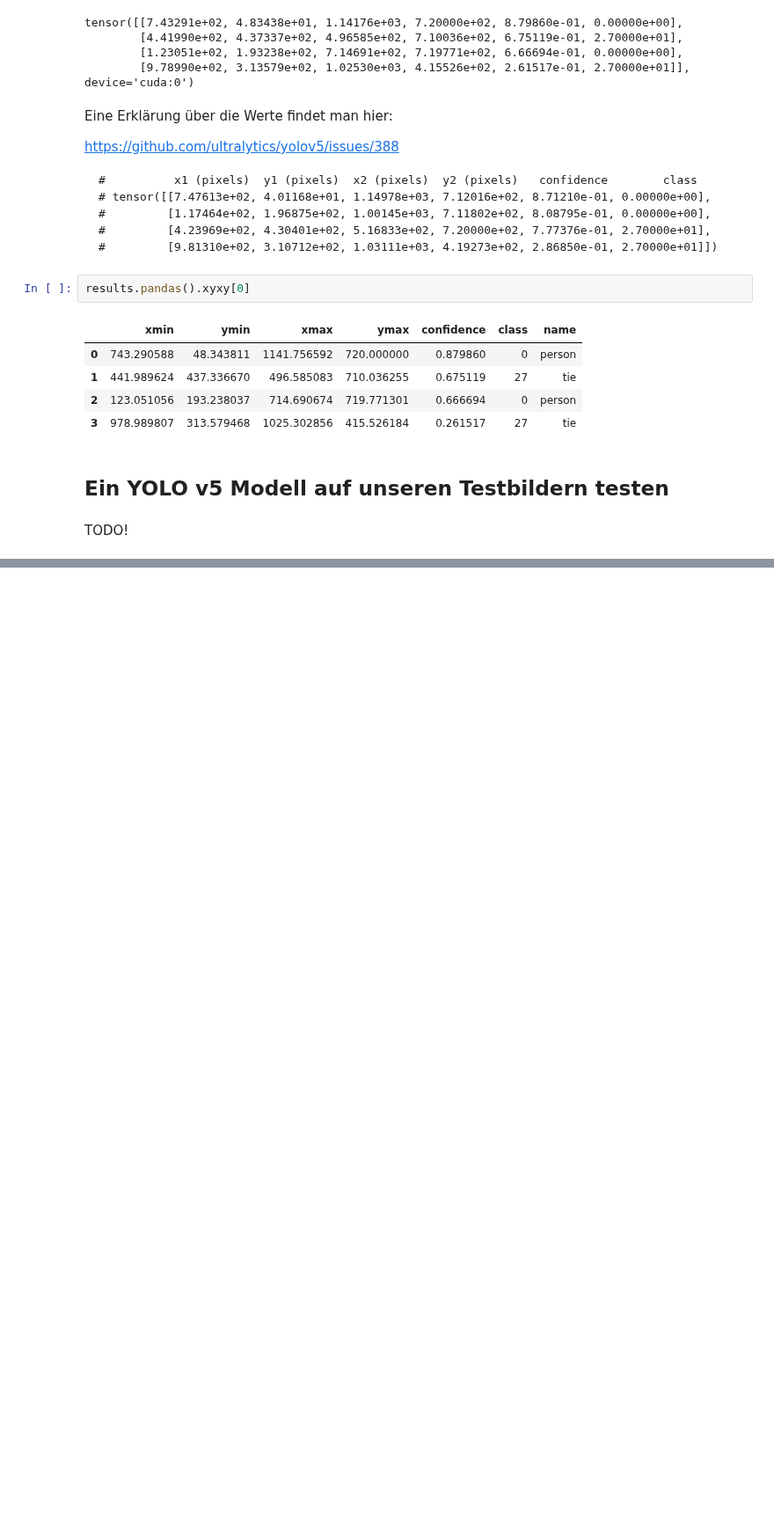
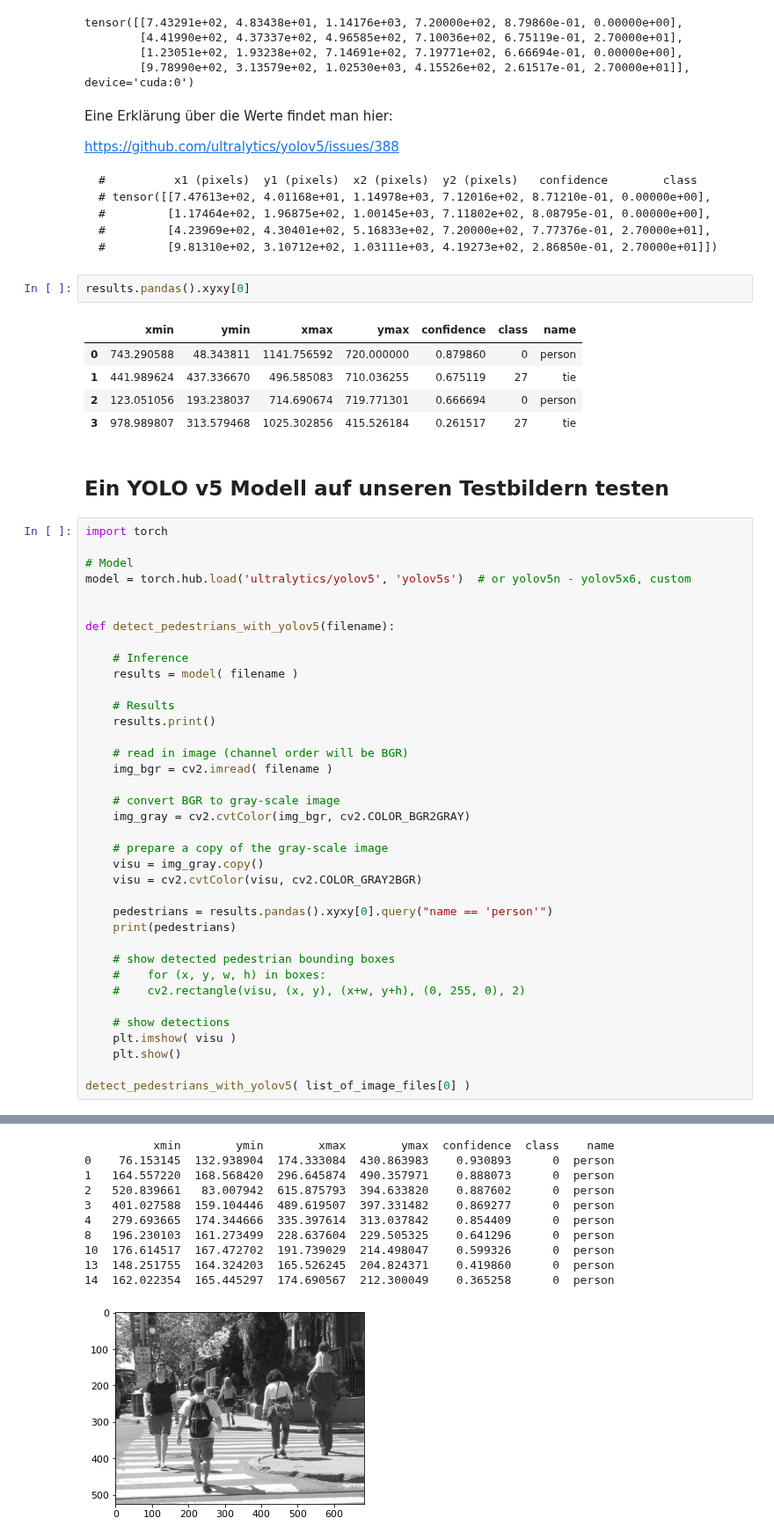
Before and after one commit to juebrauer/central, a Jupyter notebook: 034_computer_vision/01_cv_damals_und_heute.ipynb, the cells around one changed output, grey strips where cells are left out. Shown at 88% size. Cells and saved outputs as stored; diff of their text form; blank space fills up the shorter version.

```diff
--- a/034_computer_vision/01_cv_damals_und_heute.ipynb
+++ b/034_computer_vision/01_cv_damals_und_heute.ipynb
@@ -319,5 +328,41 @@ results.pandas().xyxy[0]
 | 3 | 978.989807 | 313.579468 | 1025.302856 | 415.526184 | 0.261517 | 27 | tie |
 # %% [markdown]
 ## Ein YOLO v5 Modell auf unseren Testbildern testen
-# %% [markdown]
-TODO!
+# %%
+import torch
+
+# Model
+model = torch.hub.load('ultralytics/yolov5', 'yolov5s')  # or yolov5n - yolov5x6, custom
+
+
+def detect_pedestrians_with_yolov5(filename):
+
+    # Inference
+    results = model( filename )
+
+    # Results
+    results.print()
+
+    # read in image (channel order will be BGR)
+    img_bgr = cv2.imread( filename )
+
+    # convert BGR to gray-scale image
+    img_gray = cv2.cvtColor(img_bgr, cv2.COLOR_BGR2GRAY)
+
+    # prepare a copy of the gray-scale image
+    visu = img_gray.copy()
+    visu = cv2.cvtColor(visu, cv2.COLOR_GRAY2BGR)
+
+    pedestrians = results.pandas().xyxy[0].query("name == 'person'")
+    print(pedestrians)
+
+    # show detected pedestrian bounding boxes
+    #    for (x, y, w, h) in boxes:
+    #    cv2.rectangle(visu, (x, y), (x+w, y+h), (0, 255, 0), 2)
+
+    # show detections
+    plt.imshow( visu )
+    plt.show()
+
+detect_pedestrians_with_yolov5( list_of_image_files[0] )
+# %% [output]
@@ -323,0 +377,11 @@ TODO!
+          xmin        ymin        xmax        ymax  confidence  class    name
+0    76.153145  132.938904  174.333084  430.863983    0.930893      0  person
+1   164.557220  168.568420  296.645874  490.357971    0.888073      0  person
+2   520.839661   83.007942  615.875793  394.633820    0.887602      0  person
+3   401.027588  159.104446  489.619507  397.331482    0.869277      0  person
+4   279.693665  174.344666  335.397614  313.037842    0.854409      0  person
+8   196.230103  161.273499  228.637604  229.505325    0.641296      0  person
+10  176.614517  167.472702  191.739029  214.498047    0.599326      0  person
+13  148.251755  164.324203  165.526245  204.824371    0.419860      0  person
+14  162.022354  165.445297  174.690567  212.300049    0.365258      0  person
+[figure, added]
```
Also changed, not shown: parts of 19 cells of this notebook.
